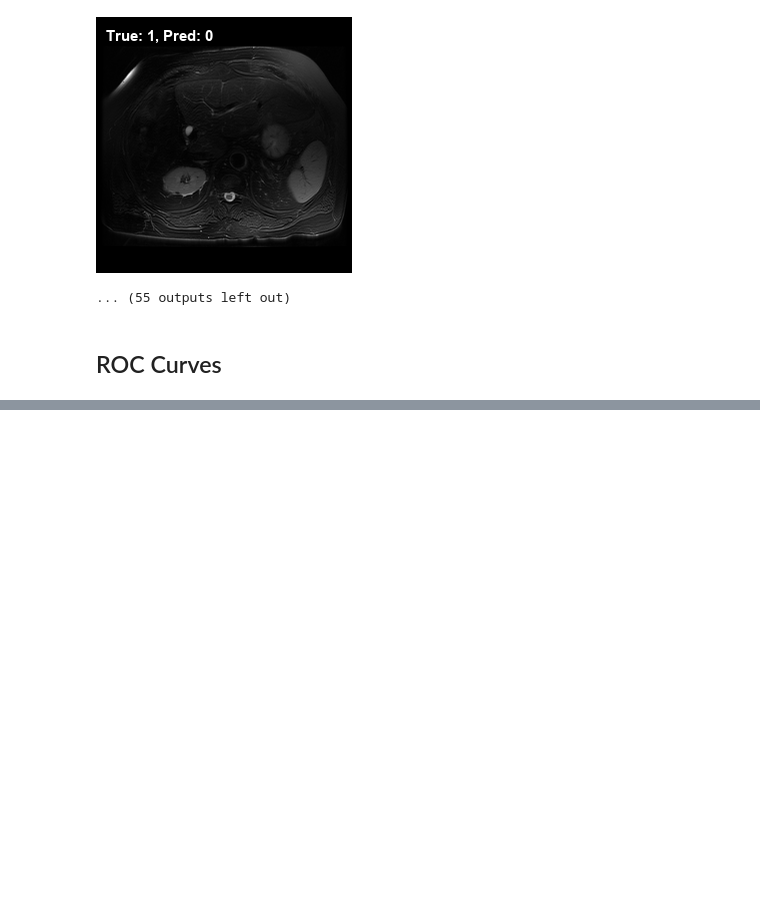
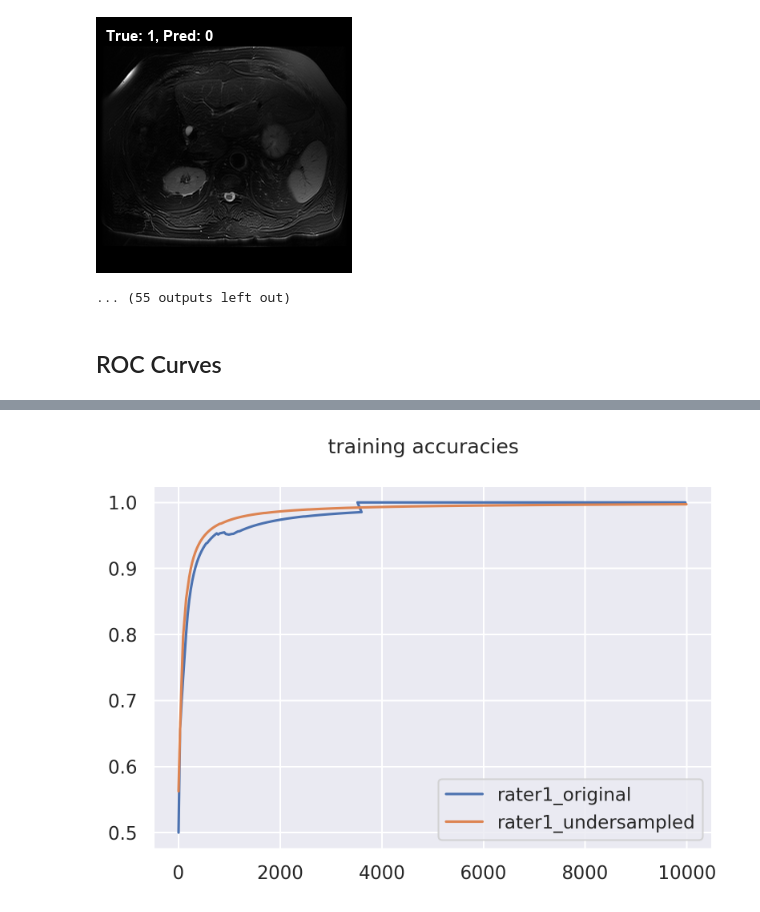
Before and after one commit to 18jeffreyma/motion-artifact, a Jupyter notebook: network_convnet_binary.ipynb, the cells around one changed output, grey strips where cells are left out. Drawn from its saved outputs; the diff is of its cells as text; code cells hidden in the pictures; blank space fills up the shorter version.

```diff
--- a/network_convnet_binary.ipynb
+++ b/network_convnet_binary.ipynb
@@ -731,0 +1037,94 @@ in gpu part
+# %%
+import tensorboard
+
+event_files = ["/data/jma/model/binary_cnn_V2/model_experiment_tests/ali_relabeled_original_filter16_snnl0.0/events.out.tfevents.1566601418.mrlearning",
+              "/data/jma/model/binary_cnn_V2/model_experiment_tests/ali_relabeled_original_filter16_snnl0.0/events.out.tfevents.1566602488.mrlearning"]
+
+accuracy_list= []
+loss_list = []
+
+for event_file in event_files:
+    for event in tf.train.summary_iterator(event_file):
+        for v in event.summary.value:
+            if (v.tag == 'accuracy_1'):
+                accuracy_list.append([event.step, v.simple_value])
+            elif (v.tag == 'loss'):
+                loss_list.append([event.step, v.simple_value])
+# smoothing
+
+
+
+fig = plt.figure(dpi=300)
+plt.plot([elem[0] for elem in accuracy_list], [elem[1] for elem in accuracy_list], label="rater1_original")
+
+
+
+
+import tensorboard
+
+event_files = ["/data/jma/model/binary_cnn_V2/model_experiment_tests/ali_relabeled_undersampled_filter16_snnl0.0/events.out.tfevents.1566603646.mrlearning"]
+
+accuracy_list= []
+loss_list = []
+
+for event_file in event_files:
+    for event in tf.train.summary_iterator(event_file):
+        for v in event.summary.value:
+            if (v.tag == 'accuracy_1'):
+                accuracy_list.append([event.step, v.simple_value])
+            elif (v.tag == 'loss'):
+                loss_list.append([event.step, v.simple_value])
+
+plt.plot([elem[0] for elem in accuracy_list], [elem[1] for elem in accuracy_list], label="rater1_undersampled")
+
+plt.legend()
+plt.suptitle("training accuracies")
+plt.show()
+
+
+
+event_files = ["/data/jma/model/binary_cnn_V2/model_experiment_tests/ali_relabeled_original_filter16_snnl0.0/eval/events.out.tfevents.1566601452.mrlearning",
+               "/data/jma/model/binary_cnn_V2/model_experiment_tests/ali_relabeled_original_filter16_snnl0.0/eval/events.out.tfevents.1566602522.mrlearning"]
+
+accuracy_list= []
+loss_list = []
+
+for event_file in event_files:
+    for event in tf.train.summary_iterator(event_file):
+        for v in event.summary.value:
+            if (v.tag == 'accuracy'):
+                accuracy_list.append([event.step, v.simple_value])
+            elif (v.tag == 'loss'):
+                loss_list.append([event.step, v.simple_value])
+# smoothing
+
+
+
+fig = plt.figure(dpi=300)
+plt.plot([elem[0] for elem in accuracy_list], [elem[1] for elem in accuracy_list], label="rater1_original")
+
+
+
+
+import tensorboard
+
+event_files = ["/data/jma/model/binary_cnn_V2/model_experiment_tests/ali_relabeled_undersampled_filter16_snnl0.0/eval/events.out.tfevents.1566603679.mrlearning"]
+
+accuracy_list= []
+loss_list = []
+
+for event_file in event_files:
+    for event in tf.train.summary_iterator(event_file):
+        for v in event.summary.value:
+            if (v.tag == 'accuracy'):
+                accuracy_list.append([event.step, v.simple_value])
+            elif (v.tag == 'loss'):
+                loss_list.append([event.step, v.simple_value])
+
+plt.plot([elem[0] for elem in accuracy_list], [elem[1] for elem in accuracy_list], label="rater1_undersampled")
+
+plt.legend()
+plt.suptitle("evaluation accuracies")
+plt.show()
+# %% [output]
+[figure, added]
```
Also changed, not shown: parts of 10 cells of this notebook, 1 other file.
